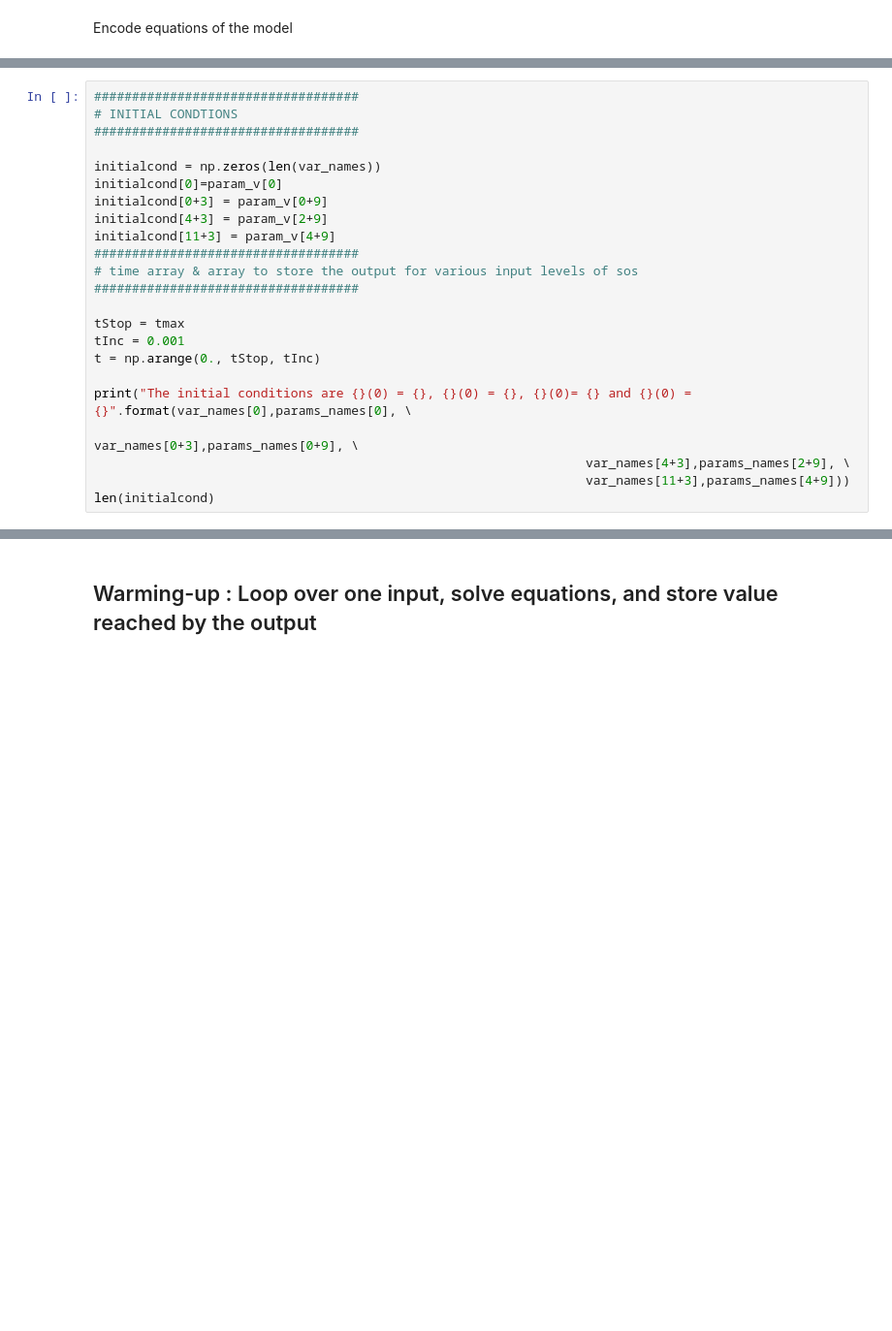
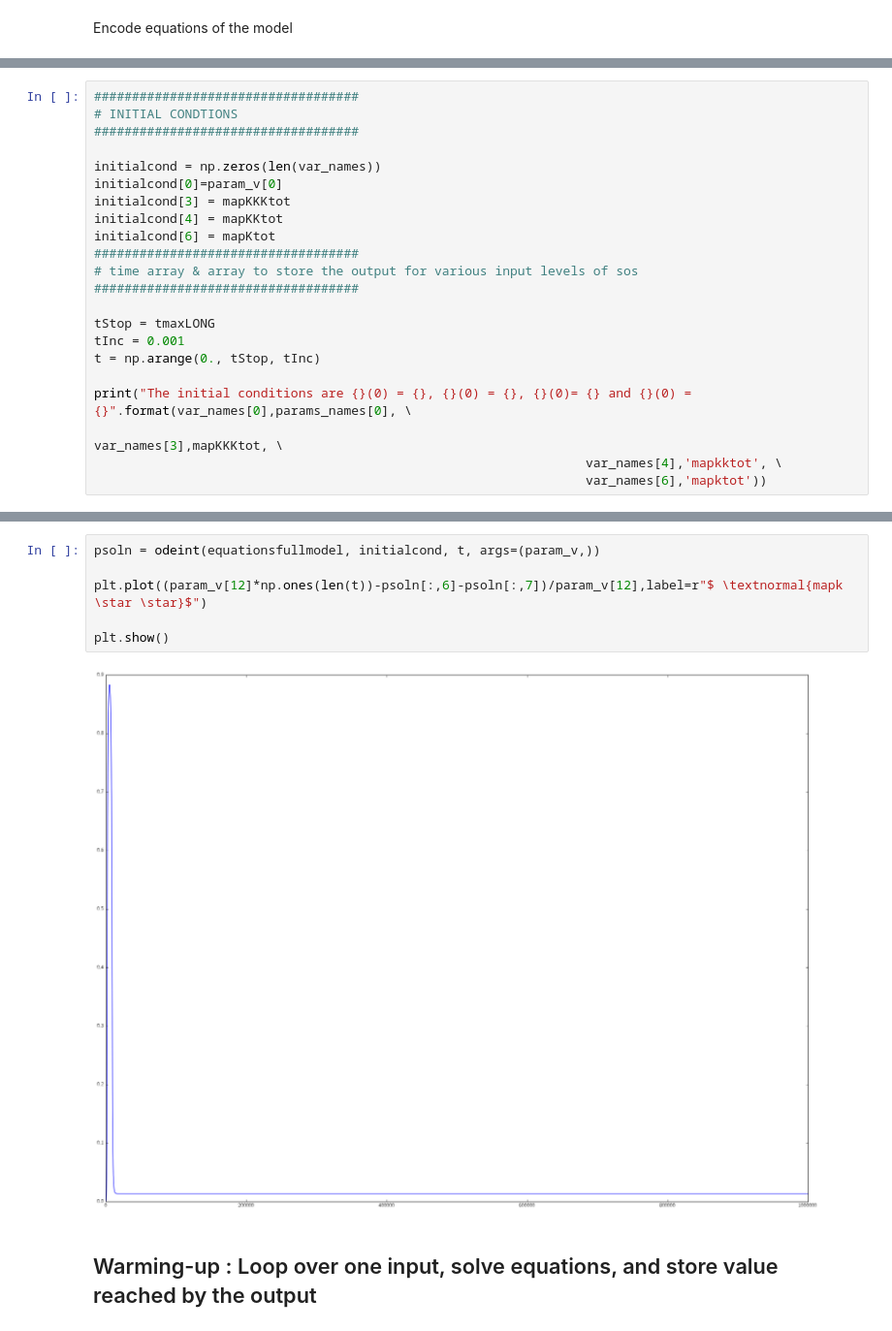
Before and after one commit to sophiedeb/neural_induction, a Jupyter notebook: zou_and_cascade.ipynb, the cells around one changed output, grey strips where cells are left out. Shown: that part at 97% size. Saved outputs shown, nothing was run; the diff lists cells and outputs as text; blank space fills up the shorter version.

```diff
--- a/zou_and_cascade.ipynb
+++ b/zou_and_cascade.ipynb
@@ -275,20 +237,19 @@ selectedinput=range(1,maxn,divmod(maxn,maxplots)[0])#we plot only n=maxplots plo
 
 initialcond = np.zeros(len(var_names))
 initialcond[0]=param_v[0]
-initialcond[0+3] = param_v[0+9]
-initialcond[4+3] = param_v[2+9]
-initialcond[11+3] = param_v[4+9]
+initialcond[3] = mapKKKtot
+initialcond[4] = mapKKtot
+initialcond[6] = mapKtot
 ###################################
 # time array & array to store the output for various input levels of sos
 ###################################
 
-tStop = tmax
+tStop = tmaxLONG
 tInc = 0.001
 t = np.arange(0., tStop, tInc)
 
 print("The initial conditions are {}(0) = {}, {}(0) = {}, {}(0)= {} and {}(0) = {}".format(var_names[0],params_names[0], \
-                                                                                var_names[0+3],params_names[0+9], \
-                                                                 var_names[4+3],params_names[2+9], \
-                                                                 var_names[11+3],params_names[4+9]))
-len(initialcond)
+                                                                                var_names[3],mapKKKtot, \
+                                                                 var_names[4],'mapkktot', \
+                                                                 var_names[6],'mapktot'))
 # %% [output]
@@ -353,3 +257,11 @@ def hillcoef(input,output,equationsmodel,initialcond, t,param_v,index_param_inpu
+# %%
+psoln = odeint(equationsfullmodel, initialcond, t, args=(param_v,))
+
+plt.plot((param_v[12]*np.ones(len(t))-psoln[:,6]-psoln[:,7])/param_v[12],label=r"$ \textnormal{mapk \star \star}$")
+
+plt.show()
+# %% [output]
+[figure, added]
 # %% [markdown]
 ## Warming-up : Loop over one input, solve equations, and store value reached by the output
 # %% [markdown]
```
Also changed, not shown: parts of 21 cells of this notebook, 3 other files.
